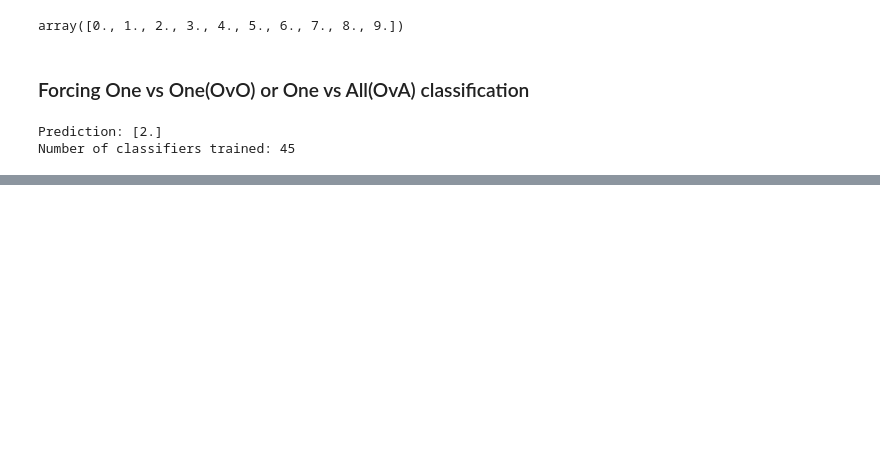
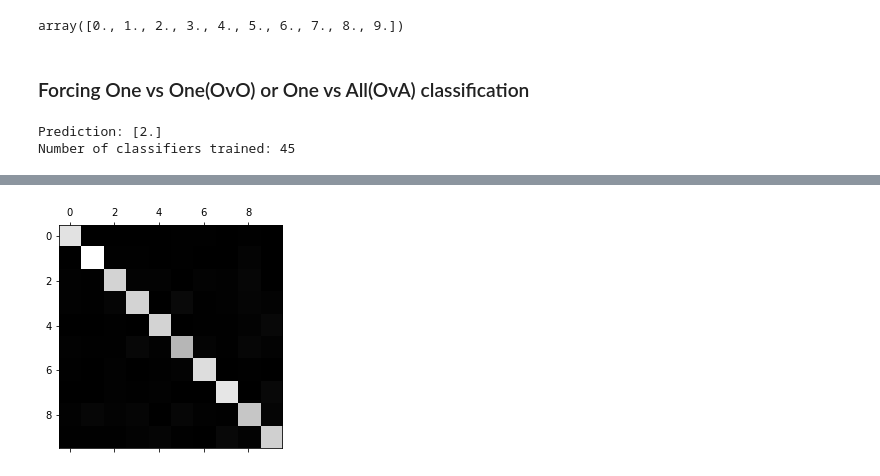
Before and after one commit to jerome9189/scikit-learning, a Jupyter notebook: MNIST.ipynb, the cells around one changed output, grey strips where cells are left out. Saved outputs shown, nothing was run; the diff lists cells and outputs as text; code cells hidden in the pictures; blank space fills up the shorter version.

```diff
--- a/MNIST.ipynb
+++ b/MNIST.ipynb
@@ -279,3 +282,6 @@ print("Number of classifiers trained:",len(ovo_clf.estimators_))
 # %% [output]
 Prediction: [2.]
 Number of classifiers trained: 45
+# %%
+forest_clf.fit(X_train, y_train)
+forest_clf.predict([some_digit])
@@ -281,0 +299,6 @@ Number of classifiers trained: 45
+# %%
+#Scaling the imputs incrases accuracy above 90% in this case
+from sklearn.preprocessing import StandardScaler
+scaler = StandardScaler()
+X_train_scaled = scaler.fit_transform(X_train.astype(np.float64))
+cross_val_score(sgd_clf, X_train_scaled, y_train, cv=3, scoring="accuracy")
@@ -281,0 +309,5 @@ Number of classifiers trained: 45
+# %%
+#confusion matrix
+y_train_pred = cross_val_predict(sgd_clf, X_train_scaled, y_train, cv=3)
+conf_mx = confusion_matrix(y_train, y_train_pred)
+print("Confusion Matrix:", conf_mx)
@@ -281,0 +325,7 @@ Number of classifiers trained: 45
+# %%
+#That's a lot of numbers. It's often more convenient to loook at an image
+#representation of the confusion matrix (so as not to get confused, duh)
+plt.matshow(conf_mx, cmap=plt.cm.gray)
+plt.show()
+# %% [output]
+[figure, added]
```
Also changed, not shown: parts of 25 cells of this notebook.
